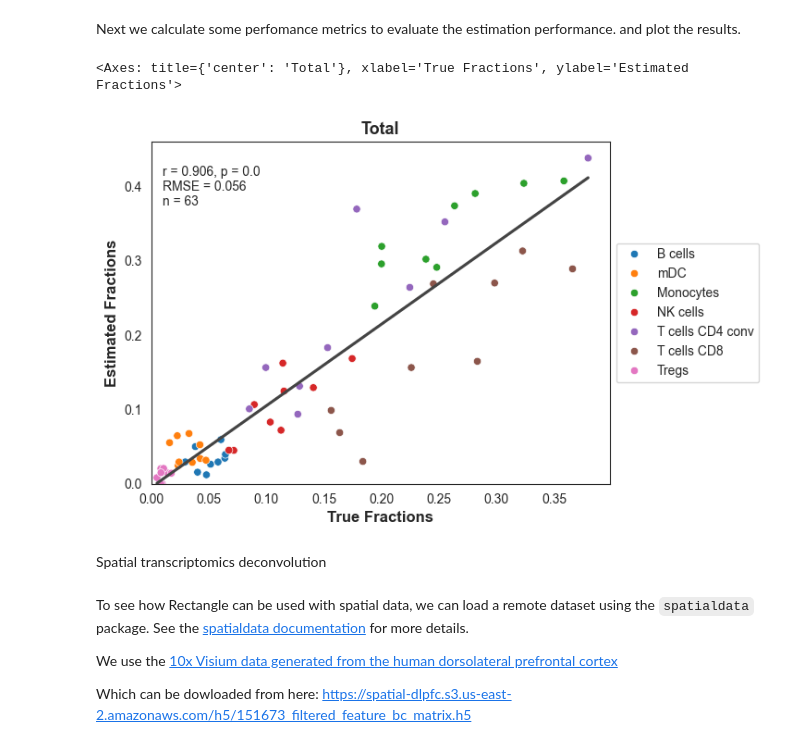
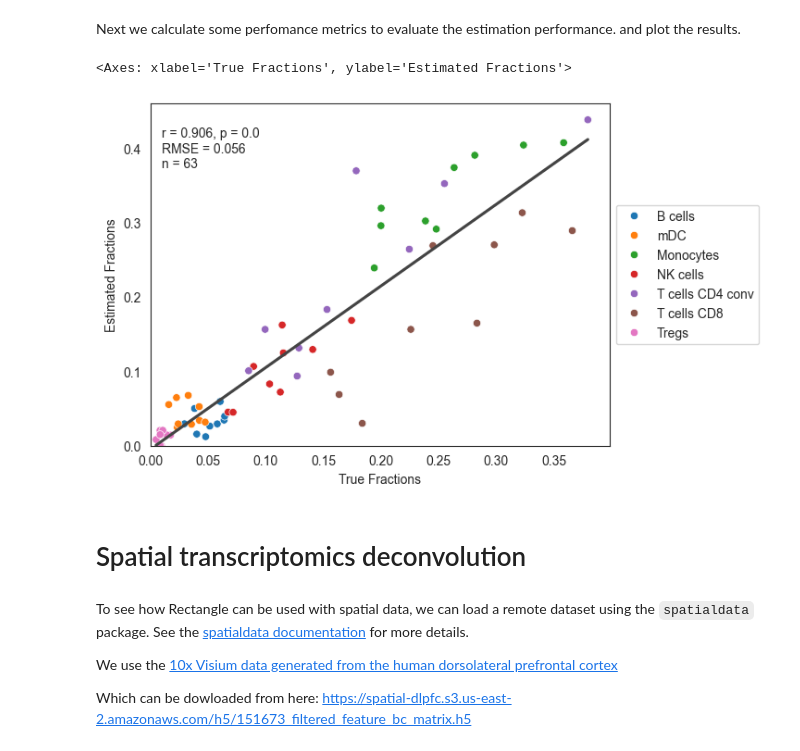
Before and after one commit to ComputationalBiomedicineGroup/Rectangle, a Jupyter notebook: docs/notebooks/example.ipynb, the cells around one changed output. Cells and saved outputs as stored; diff of their text form; code cells hidden in the pictures.

```diff
--- a/docs/notebooks/example.ipynb
+++ b/docs/notebooks/example.ipynb
@@ -136,21 +138,18 @@ Let us further explore the  estimation performance by plotting the estimated cel
 # %%
 finotello_true = pd.read_csv('../data/finotello_facs.csv', index_col=0).T
 finotello_true = finotello_true.fillna(0)
-finotello_true.columns = ["NK cells", 'B cells', 'Tregs', 'mDC', 'Monocytes', 'Neutrophilss', 'T cells CD8',
+finotello_true.columns = ["NK cells", 'B cells', 'Tregs', 'mDC', 'Monocytes', 'Neutrophils', 'T cells CD8',
                          'T cells CD4 conv', 'Other']
-finotello_true = finotello_true.T
 # %% [markdown]
 First we need to do some data wrangling to make the data compatible.
 # %%
 def match_dfs(df1, df2):
-    common_columns = list(set(df1.columns).intersection(df2.columns))
-    df1_common = df1[common_columns]
-    df2_common = df2[common_columns]
-    df1_common = df1_common.loc[df1_common.index.isin(df2_common.index)]
-    df2_common = df2_common.loc[df2_common.index.isin(df1_common.index)]
-    df1_common = df1_common.sort_index()
-    df2_common =  df2_common.sort_index()
-    return df1_common, df2_common
+    common_rows = df1.index.intersection(df2.index)
+    common_cols = df1.columns.intersection(df2.columns)
+    df1_matched = df1.loc[common_rows, common_cols].sort_index().sort_index(axis=1)
+    df2_matched = df2.loc[common_rows, common_cols].sort_index().sort_index(axis=1)
+    return df1_matched, df2_matched
+
 def create_evaluation_df(expected_df, estimated_df):
     evalutation_df = expected_df.T.melt()
     estimated_df_e = estimated_df.T.melt()
@@ -158,7 +157,7 @@ def create_evaluation_df(expected_df, estimated_df):
     evalutation_df.columns = ['Cell type','True Fractions' , 'Estimated Fractions']
     return evalutation_df
 
-true_m, finotello_m = match_dfs(finotello_true, estimations.T)
+true_m, finotello_m = match_dfs(finotello_true.T, estimations.T)
 true_m = true_m.sort_index(key=lambda x: x.str.lower())
 finotello_m = finotello_m.sort_index(key=lambda x: x.str.lower())
 
@@ -169,49 +168,36 @@ and plot the results.
 # %%
 import numpy as np
 from scipy.stats import pearsonr
 import seaborn as sns
-import matplotlib.pyplot as plt
 
 def evaulate_total_df(df):
     rsme_total = np.sqrt(np.mean((df['Estimated Fractions'] - df['True Fractions']) ** 2))
     r_value_total, p_value_total =  pearsonr(df['Estimated Fractions'], df['True Fractions'])
     return rsme_total, r_value_total, p_value_total
-rsme_finotello_rectangle, r_finotello_rectangle, p_finotello_rectangle = evaulate_total_df(
-    evaluation_df)
+
+rsme_finotello_rectangle, r_finotello_rectangle, p_finotello_rectangle = evaulate_total_df(evaluation_df)
 
 def create_scatter_plot_total(df, rsme, p_value, r_value, title="Total", y_axis_label="Estimated Fractions", x_axis_label="True Fractions", hue="Cell type"):
     sns.set_style("white")
     g = sns.scatterplot(x="True Fractions", y="Estimated Fractions",hue=hue, data=df)
     sns.regplot(x="True Fractions", y="Estimated Fractions", data=df, scatter=False, color='#444444', ci=None)
-    g.grid(False)
     text = f"r = {round(r_value, 3)}, p = {round(p_value, 10)} \nRMSE = {round(rsme, 3)}\nn = {len(df)}"
     g.set(xlabel=x_axis_label, ylabel=y_axis_label)
     g.legend(loc='center left', bbox_to_anchor=(1, 0.5))
-    xlabel = g.set_xlabel(x_axis_label)
-    ylabel = g.set_ylabel(y_axis_label)
-    xlabel.set_size(12)
-    xlabel.set_weight('bold')
-    ylabel.set_size(12)
-    ylabel.set_weight('bold')
-    g.set_title(title, fontsize=13, weight='bold')
     g.annotate(text, xy=(0.01, 0.95), xycoords="axes fraction",
                 xytext=(5, -5), textcoords="offset points",
                 ha="left", va="top")
     g.set_xlim(0, g.get_xlim()[1])
     g.set_ylim(0, g.get_ylim()[1])
-    xlim = g.get_xlim()[1]
-    ylim = g.get_ylim()[1]
     return g
 
-rsme_finotello_rectangle, r_finotello_rectangle, p_finotello_rectangle = evaulate_total_df(
-    evaluation_df)
-create_scatter_plot_total(evaluation_df, rsme_finotello_rectangle, p_finotello_rectangle,
-                                 r_finotello_rectangle)
+rsme_finotello_rectangle, r_finotello_rectangle, p_finotello_rectangle = evaulate_total_df(evaluation_df)
+create_scatter_plot_total(evaluation_df, rsme_finotello_rectangle, p_finotello_rectangle, r_finotello_rectangle)
 # %% [output]
-<Axes: title={'center': 'Total'}, xlabel='True Fractions', ylabel='Estimated Fractions'>
+<Axes: xlabel='True Fractions', ylabel='Estimated Fractions'>
-[figure, old version]
+[figure, new version]
 # %% [markdown]
- Spatial transcriptomics deconvolution
+# Spatial transcriptomics deconvolution
 # %% [markdown]
 To see how Rectangle can be used with spatial data, we can load a remote dataset using the `spatialdata` package.
 See the [spatialdata documentation](https://spatialdata.scverse.org/en/stable/index.html) for more details.
```
Also changed, not shown: parts of 1 cell of this notebook.
